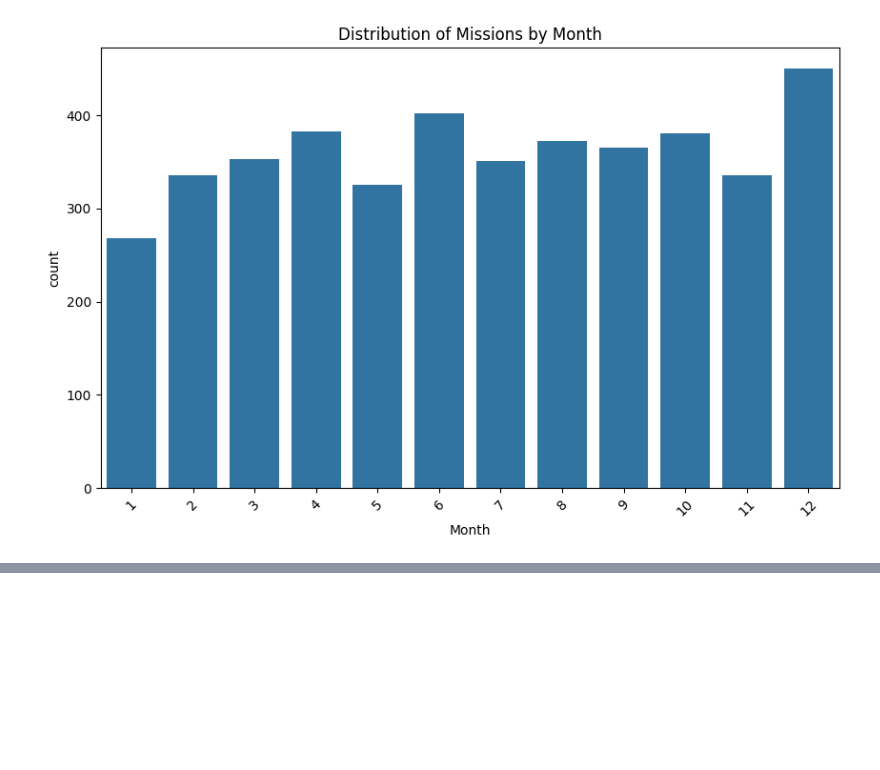
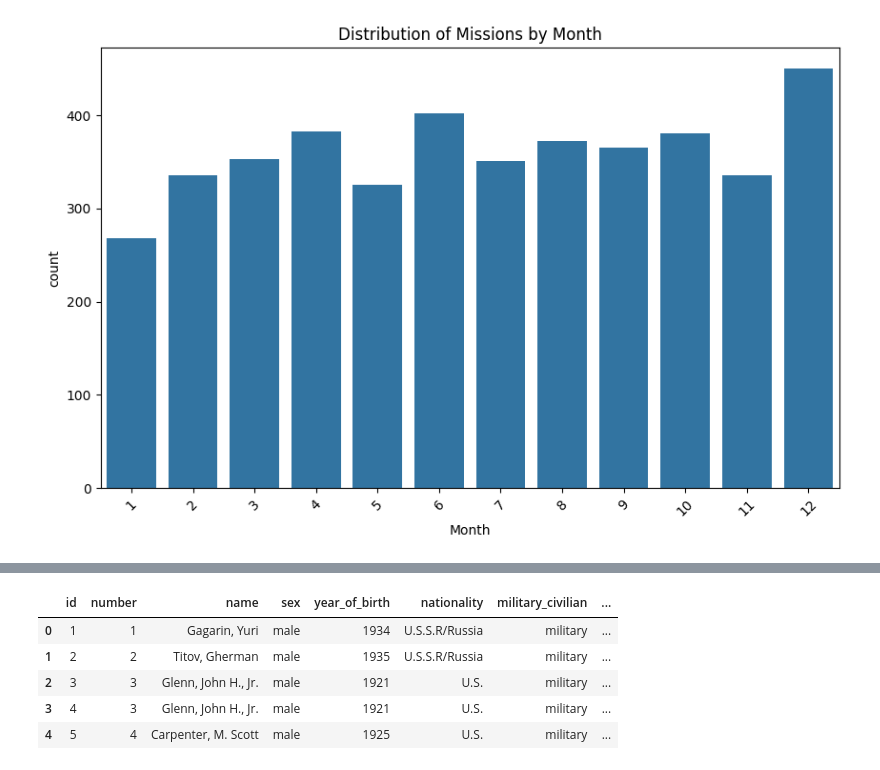
Before and after one commit to com-480-data-visualization/AOE, a Jupyter notebook: Data Analysis.ipynb, the cells around one changed output, grey strips where cells are left out. Saved outputs shown, nothing was run; the diff lists cells and outputs as text; code cells hidden in the pictures; blank space fills up the shorter version.

```diff
--- a/Data Analysis.ipynb
+++ b/Data Analysis.ipynb
@@ -94,0 +106,11 @@ plt.show()
+# %%
+df1 = df1.drop(['nationwide_number','original_name', 'selection', 'year_of_selection', 'mission_number',
+                'occupation', 'total_hrs_sum', 'field21', 'eva_hrs_mission', 'total_eva_hrs'], axis=1)
+df1.head()
+# %% [output]
+|  | id | number | name | sex | year_of_birth | nationality | military_civilian | ... |
+| 0 | 1 | 1 | Gagarin, Yuri | male | 1934 | U.S.S.R/Russia | military | ... |
+| 1 | 2 | 2 | Titov, Gherman | male | 1935 | U.S.S.R/Russia | military | ... |
+| 2 | 3 | 3 | Glenn, John H., Jr. | male | 1921 | U.S. | military | ... |
+| 3 | 4 | 3 | Glenn, John H., Jr. | male | 1921 | U.S. | military | ... |
+| 4 | 5 | 4 | Carpenter, M. Scott | male | 1925 | U.S. | military | ... |
```
Also changed, not shown: parts of 5 cells of this notebook.
